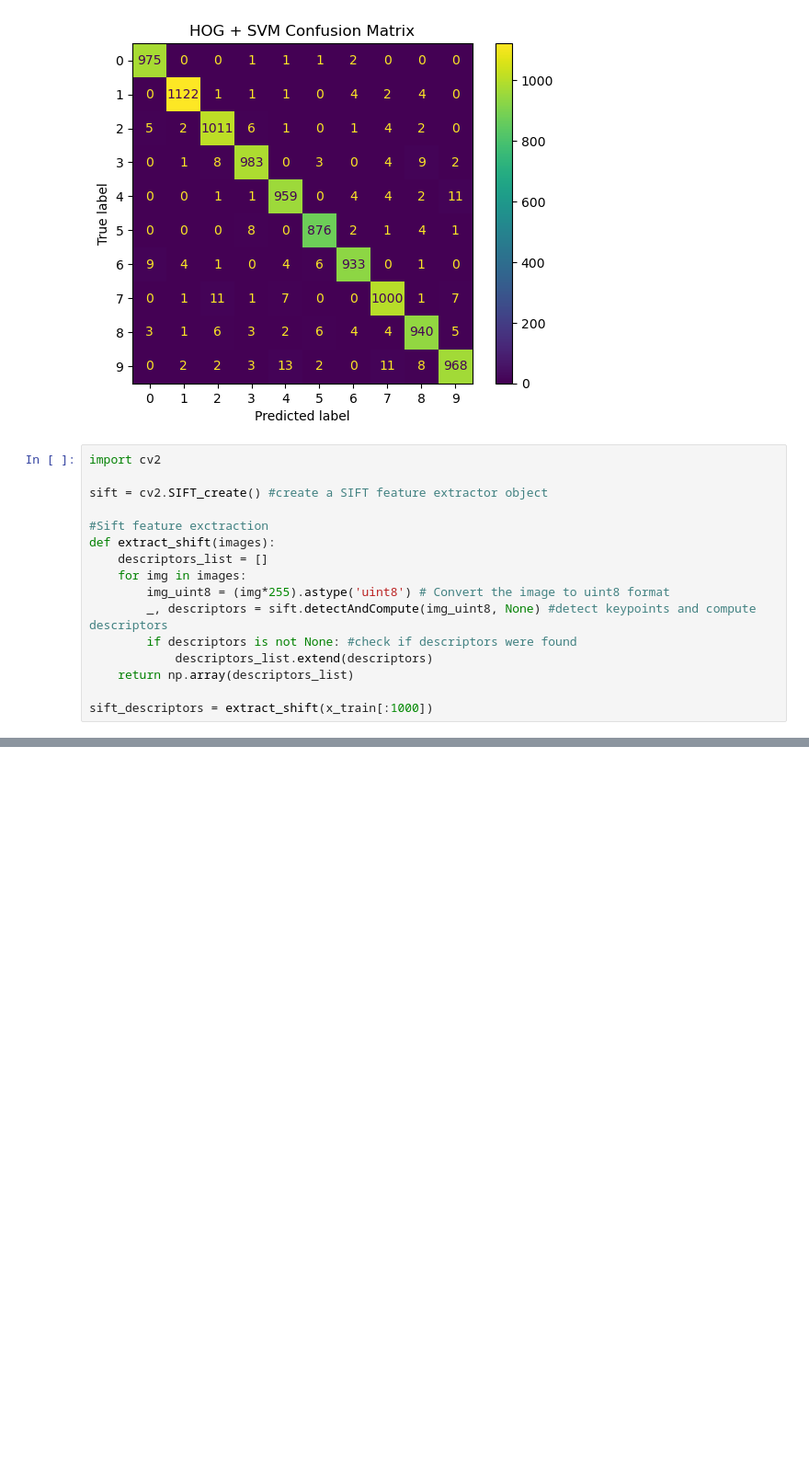
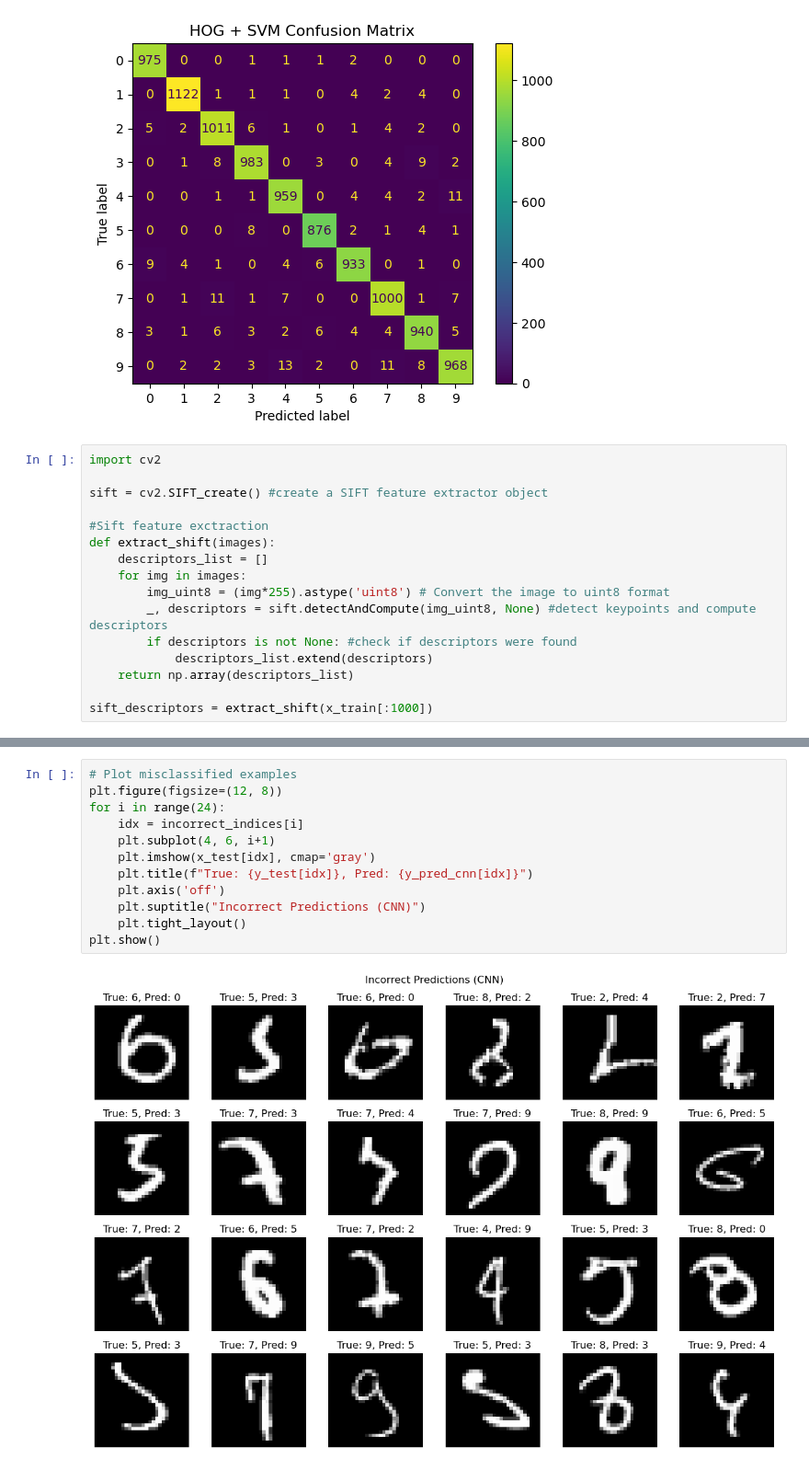
Before and after one commit to Rami4321/comp_vision, a Jupyter notebook: week10.ipynb, the cells around one changed output, grey strips where cells are left out. Shown at 92% size. Saved outputs shown, nothing was run; the diff lists cells and outputs as text; blank space fills up the shorter version.

```diff
--- a/week10.ipynb
+++ b/week10.ipynb
@@ -168,0 +273,14 @@ ValueError: Found input variables with inconsistent numbers of samples: [1, 2000
+# %%
+# Plot misclassified examples
+plt.figure(figsize=(12, 8))
+for i in range(24):
+    idx = incorrect_indices[i]
+    plt.subplot(4, 6, i+1)
+    plt.imshow(x_test[idx], cmap='gray')
+    plt.title(f"True: {y_test[idx]}, Pred: {y_pred_cnn[idx]}")
+    plt.axis('off')
+    plt.suptitle("Incorrect Predictions (CNN)")
+    plt.tight_layout()
+plt.show()
+# %% [output]
+[figure, added]
```
Also changed, not shown: parts of 8 cells of this notebook, 19 other files.
